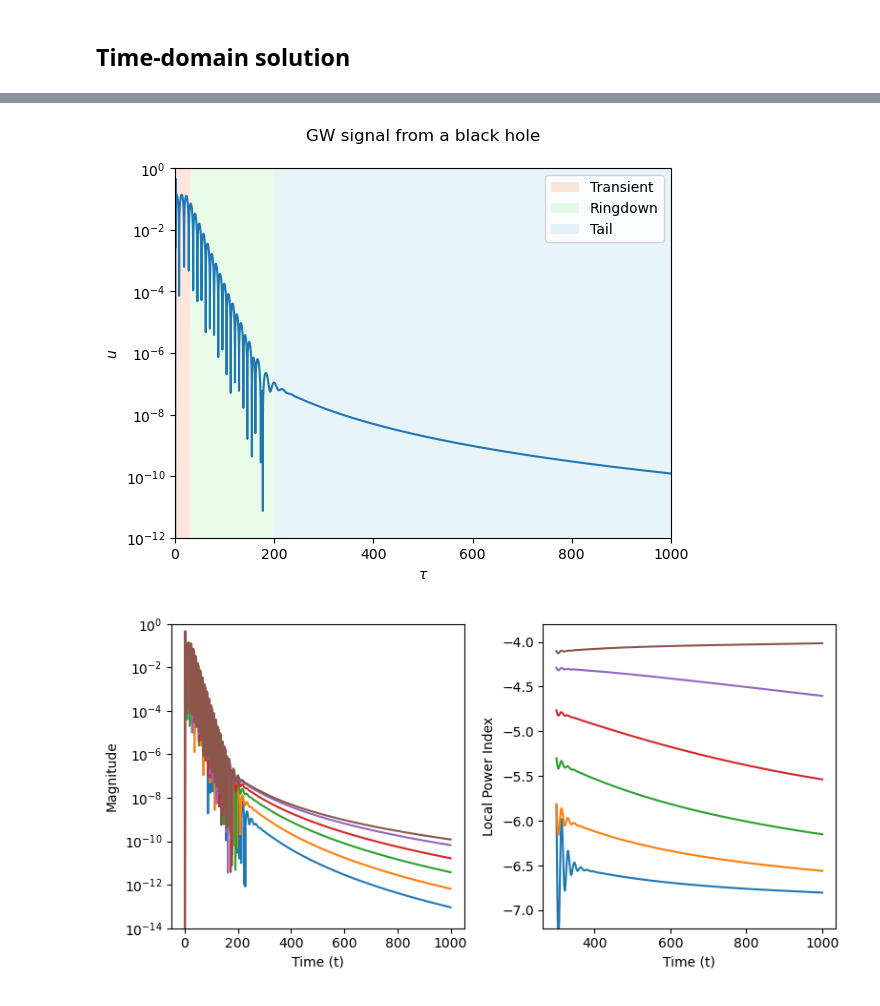
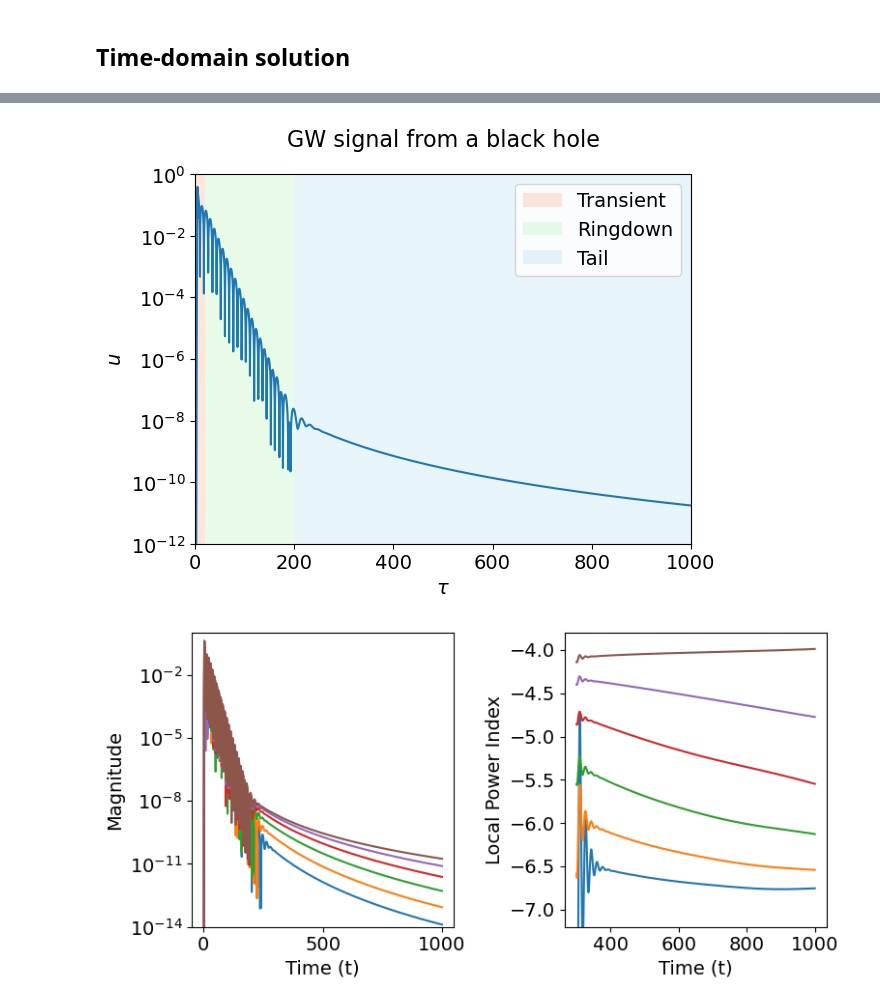
Before and after one commit to anilzen/anilzen.github.io, a Jupyter notebook: content/post/2026/black-hole-gravitational-waves/plots.ipynb, the cells around one changed output, grey strips where cells are left out. Cells and saved outputs as stored; diff of their text form; code cells hidden in the pictures.

```diff
--- a/content/post/2026/black-hole-gravitational-waves/plots.ipynb
+++ b/content/post/2026/black-hole-gravitational-waves/plots.ipynb
@@ -212,17 +218,23 @@ def set_coefs(case, x, **kwargs):
     M = kwargs.get('M', 0.5)
 
     if case=='Minimal_Gauge':
-        coefs[0, :] = x**3/(8.*M)
-        coefs[1, :] = coefs[0,:]*(-1 + 2./x**2*(1-x)**2)
-        coefs[2, :] = (3*(1-x) - ell*(ell+1)*x)/(2*M*x**3)
+        # coefs[0, :] = x**3/(8.*M)
+        # coefs[1, :] = coefs[0,:]*(-1 + 2./x**2*(1-x)**2)
+        # coefs[2, :] = (3*(1-x) - ell*(ell+1)*x)/(2*M*x**3)
+        coefs[0, :] = 1/(8.*M*(2-x))
+        coefs[1, :] = coefs[0,:]*(-1 + 2*(1-x)**2)
+        coefs[2, :] = -(ell*(ell+1)-3*(1-x))/(2*M)
 
     elif case=='CMC':
         K = kwargs.get('K', 1)
         C = kwargs.get('C', 1)
 
-        coefs[0, :] = (9*C**2*(-1 + x)**6 + 48*C*K*M**3*(-1 + x)**3*x**3 + 16*M**4*x**3*(-9 + 36*x - 45*x**2 + 2*(9 + 2*K**2*M**2)*x**3))/(288.*M**5*x**4)
-        coefs[1, :] = -((coefs[0,:]*(3*C*(-1 + x)**3 + 8*K*M**3*x**3))/np.sqrt(144*M**4*(-1 + x)**2*x**3*(-1 + 2*x) + (3*C*(-1 + x)**3 + 8*K*M**3*x**3)**2))
-        coefs[2, :] = (3 - (3 + ell + ell**2)*x)/(2.*M*x**3)
+        # coefs[0, :] = (9*C**2*(-1 + x)**6 + 48*C*K*M**3*(-1 + x)**3*x**3 + 16*M**4*x**3*(-9 + 36*x - 45*x**2 + 2*(9 + 2*K**2*M**2)*x**3))/(288.*M**5*x**4)
+        # coefs[1, :] = -((coefs[0,:]*(3*C*(-1 + x)**3 + 8*K*M**3*x**3))/np.sqrt(144*M**4*(-1 + x)**2*x**3*(-1 + 2*x) + (3*C*(-1 + x)**3 + 8*K*M**3*x**3)**2))
+        # coefs[2, :] = (3 - (3 + ell + ell**2)*x)/(2.*M*x**3)
+        coefs[0, :] = (48*C*K*M**3*(-1 + x)**3 + 9*C**2*(-1 + x)**6 + 16*M**4*(4*K**2*M**2 + 9*(-1 + x)**2*x))/(288.*M**5)
+        coefs[1, :] = (coefs[0,:]*((-8*K*M**3)/3. - C*(-1 + x)**3))/np.sqrt(((8*K*M**3)/3. + C*(-1 + x)**3)**2 + 16*M**4*(-1 + x)**2*x)
+        coefs[2, :] = -(ell*(ell+1)-3*(1-x))/(2*M)
 
     else:
         raise ValueError(f"Invalid case: {case}")
@@ -241,10 +253,11 @@ def wave1dsolve(initial, rhs, coefs, h, dt, nsteps):
     return data
 
 def evolve(n,dt,endtime, gauge="Minimal_Gauge", **kwargs):
-    rho  = np.linspace(0.5,1,n)
+    # rho  = np.linspace(0.5,1,n)
+    rho  = np.linspace(0,1,n)
     h = rho[10]-rho[9]
     nsteps = int(endtime/dt)
-    initial=initialize(rho, x0=0.75, sigma=0.02)
+    initial=initialize(rho, x0=0.5, sigma=0.04)
     coefs = set_coefs(gauge, rho, **kwargs)
     data = wave1dsolve(initial, rhs, coefs, h, dt, nsteps)
     return rho, data[:,2,:]
@@ -270,6 +273,6 @@ Wall time: 4 s
 # %%
 %%time
-n=400;dt=0.008;endtime=1000;
+n=600;dt=0.01;endtime=1000;
 t=np.linspace(0,endtime,int(endtime/dt)+1)
 
 rho, u=evolve(n,dt, endtime, ell=2, gauge="Minimal_Gauge", M=1)
@@ -280,11 +283,10 @@ Wall time: 15.8 s
 # %%
 plt.semilogy(t[::4],np.abs(u[::4,-1]))
-# plt.semilogy(t[::2],np.abs(u[::2,-40]))
 plt.title("GW signal from a black hole",pad=20)
 plt.xlabel(r'$\tau$')
 plt.ylabel(r'$u$')
 
-bounds=[30,200,1000]
+bounds=[20,200,1000]
 plt.axvspan(0, bounds[0], facecolor='coral', alpha=0.2, label='Transient')
 plt.axvspan(bounds[0], bounds[1], facecolor='lightgreen', alpha=0.2, label='Ringdown')
 plt.axvspan(bounds[1], bounds[2], facecolor='skyblue', alpha=0.2, label='Tail')
@@ -293,34 +295,34 @@ plt.ylim(1e-12,1)
 plt.legend()
 plt.savefig("perturbations.png",dpi=150)
 # %% [output]
-[figure, old version]
+[figure, new version]
 # %%
 mask = t > 300
-points = [-40,-20,-10,-5,-2,-1]
+points = [-32,-16,-8,-4,-2,-1]
 rates=[]
 for p in points:
     rates.append(local_power_index(t[mask][::20], u[mask,p][::20]))
 rates = np.array(rates)
 
 fig, axes = plt.subplots(1, 2, figsize=(8, 4))
 
 # Semilog plot
 axes[0].set_ylim(1e-14, 1)
 axes[0].set_xlabel("Time (t)")
 axes[0].set_ylabel("Magnitude")
 for p in points:
     axes[0].semilogy(t, np.abs(u[:,p]))
 
 # Decay rates
 for r in rates:
     axes[1].plot(t[mask][::20],r)
 axes[1].set_xlabel("Time (t)")
 axes[1].set_ylabel("Local Power Index")
 axes[1].set_ylim(-7.2,-3.8)
 
 # Adjust layout
 plt.tight_layout()
 plt.savefig("decay_rates.png", dpi=150)
 plt.show()
 # %% [output]
-[figure, old version]
+[figure, new version]
```
Also changed, not shown: parts of 4 cells of this notebook, 4 other files.
